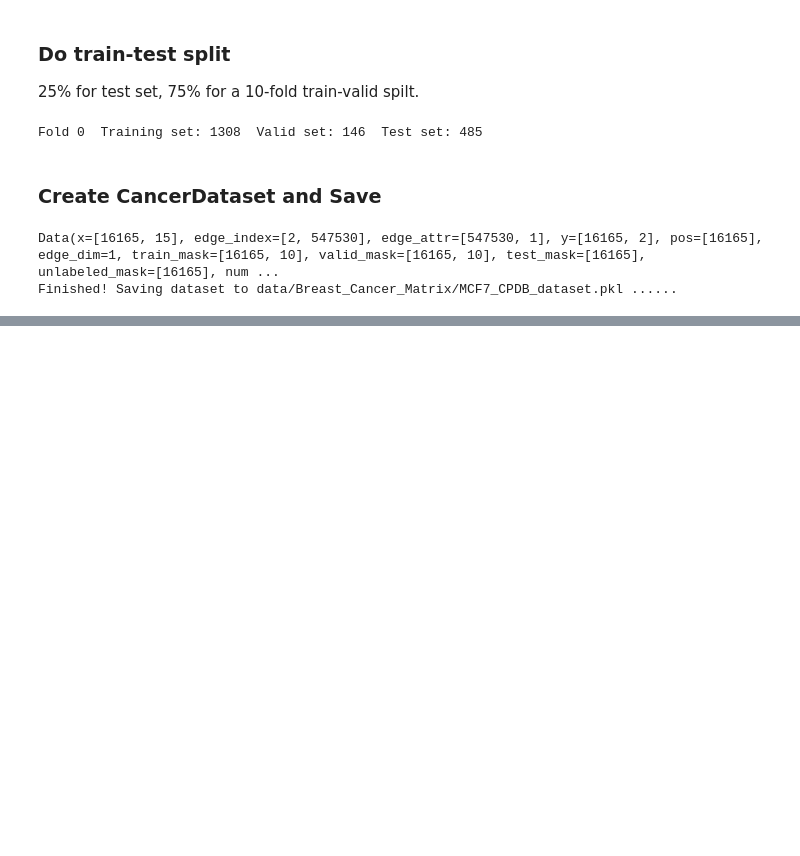
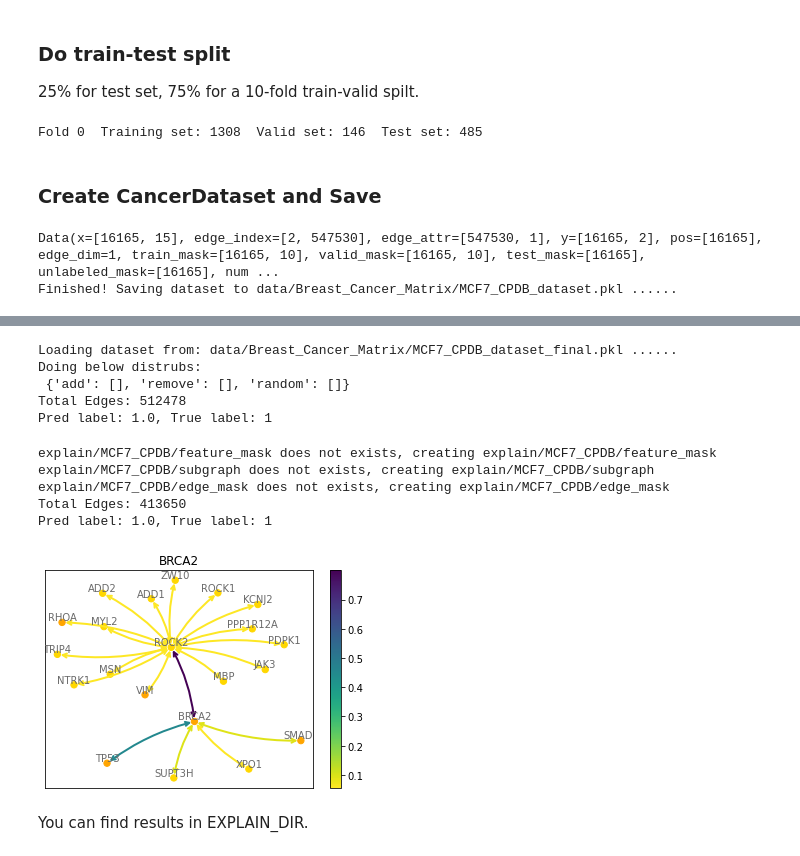
Before and after one commit to NBStarry/CGMega, a Jupyter notebook: Tutorial.ipynb, the cells around one changed output, grey strips where cells are left out. Drawn from its saved outputs; the diff is of its cells as text; code cells hidden in the pictures; blank space fills up the shorter version.

Commit message:
ignore logs and add demo explain results

```diff
--- a/Tutorial.ipynb
+++ b/Tutorial.ipynb
@@ -276,0 +301,42 @@ KeyboardInterrupt:
+# %%
+from torch import load
+from model import CGMega
+from explainer import GATExplainer
+from explain_pyg import Batch_Explain, Visualizer
+
+EXPLAIN_DIR = f"explain/{get_cell_line(configs['data_dir'])[1:]}_{configs['ppi']}"
+dataset = get_data(configs=configs, stable=configs['stable'])
+
+model = CGMega(
+    in_channels=dataset[0].num_node_features,
+    hidden_channels=configs['hidden_channels'],
+    heads=configs['heads'],
+    drop_rate=configs['ppi_drop_rate'],
+    attn_drop_rate=configs['ppi_attn_drop'],
+    edge_dim=1,
+    devices_available=configs['gpu'],
+    )
+
+node_list = ['BRCA1', 'BRCA2'] # You can replace this with any interested gene in Gene-Name.txt.
+ckpt = 'outs/MCF7_CPDB/best_model.pkl' # You can replace this with any CGMega checkpoint.
+model.load_state_dict(load(ckpt)['state_dict'])
+explainer = GATExplainer(model=model, epochs=500, num_hops=2, return_type='prob')
+task = Batch_Explain(dataset, explainer, node_list, out_dir=EXPLAIN_DIR, normalized='sum', patient=False)
+drawer = Visualizer(node_list=node_list, out_dir=EXPLAIN_DIR, fig_name='important_genes', label=task.label)
+
+task.explain(viz_subgraph=True) # this could take several minutes (~5m per gene on our computer).
+# There is a very low probability of a bug about loop occurring, the cause of which is not yet known, just re-run the code if you encounter it.
+# %% [output]
+Loading dataset from: data/Breast_Cancer_Matrix/MCF7_CPDB_dataset_final.pkl ......
+Doing below distrubs:
+ {'add': [], 'remove': [], 'random': []}
+Total Edges: 512478
+Pred label: 1.0, True label: 1
+explain/MCF7_CPDB/feature_mask does not exists, creating explain/MCF7_CPDB/feature_mask
+explain/MCF7_CPDB/subgraph does not exists, creating explain/MCF7_CPDB/subgraph
+explain/MCF7_CPDB/edge_mask does not exists, creating explain/MCF7_CPDB/edge_mask
+Total Edges: 413650
+Pred label: 1.0, True label: 1
+[figure, added]
+# %% [markdown]
+You can find results in EXPLAIN_DIR.
```
Also changed, not shown: parts of 8 cells of this notebook, 11 other files.
